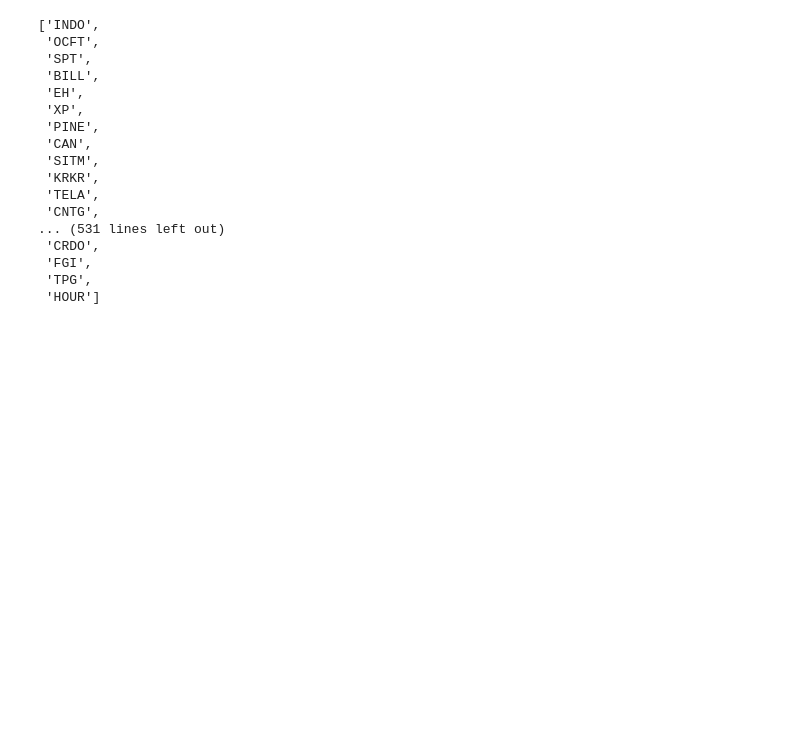
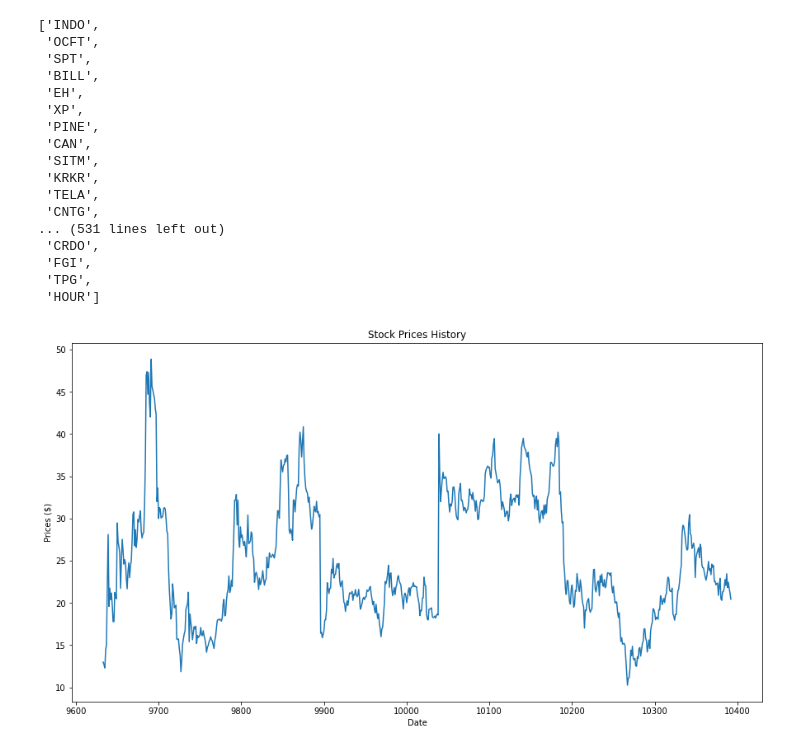
Before and after one commit to scottwesley31/Final_Project, a Jupyter notebook: Machine_Learning/LSTM_Function.ipynb, the cells around one changed output. Saved outputs shown, nothing was run; the diff lists cells and outputs as text; code cells hidden in the pictures; blank space fills up the shorter version.

Commit message:
Completed LSTM function

```diff
--- a/Machine_Learning/LSTM_Function.ipynb
+++ b/Machine_Learning/LSTM_Function.ipynb
@@ -22,11 +26,11 @@ df1.head()
 | 4 | 2019-12-26 | 6.420 | 7.72 | 6.42 | 7.41 | 7.41 | 78400.0 | INDO | Energy | Oil & Gas E&P | Indonesia | ... |
 # %%
 # Make a new copy of the dataset_train
-dataset_train = df1.copy()
+stock_data = df1.copy()
 # %%
 # Drop qualitative columns
-dataset_train = dataset_train.drop(labels=['sector', 'industry', 'country', 'growth_rate', 'target_median_price', 'target_mean_price', 'target_high_price'], axis=1)
-dataset_train.head()
+stock_data = stock_data.drop(labels=['sector', 'industry', 'country', 'growth_rate', 'target_median_price', 'target_mean_price', 'target_high_price'], axis=1)
+stock_data.head()
 # %% [output]
 |  | Date | Open | High | Low | Close | Adj Close | Volume | TCKR |
 | 0 | 2019-12-19 | 11.000 | 11.96 | 10.50 | 10.70 | 10.70 | 89400.0 | INDO |
@@ -56,7 +60,19 @@ TCKR_symbols
  'FGI',
  'TPG',
  'HOUR']
-# %%
-# Iterate through each symbol to obtain subsets to train
-for symbol in TCKR_symbols:
-    dataset_train[(dataset_train.TCKR == symbol) & (dataset_train.Date < '2022-01-01')]
+# %%
+def actual_data(df, symbol):
+    # Isolate just 1 TCKR
+    stock_data = df[df.TCKR == symbol]
+
+    # Visualize stock prices history
+    plt.figure(figsize=(15, 8))
+    plt.title('Stock Prices History')
+    plt.plot(stock_data['Close'])
+    plt.xlabel('Date')
+    plt.ylabel('Prices ($)')
+# %%
+# Input whichever symbol into the actual_data function
+actual_data(stock_data,'RAPT')
+# %% [output]
+[figure, added]
```
Also changed, not shown: parts of 4 cells of this notebook.
